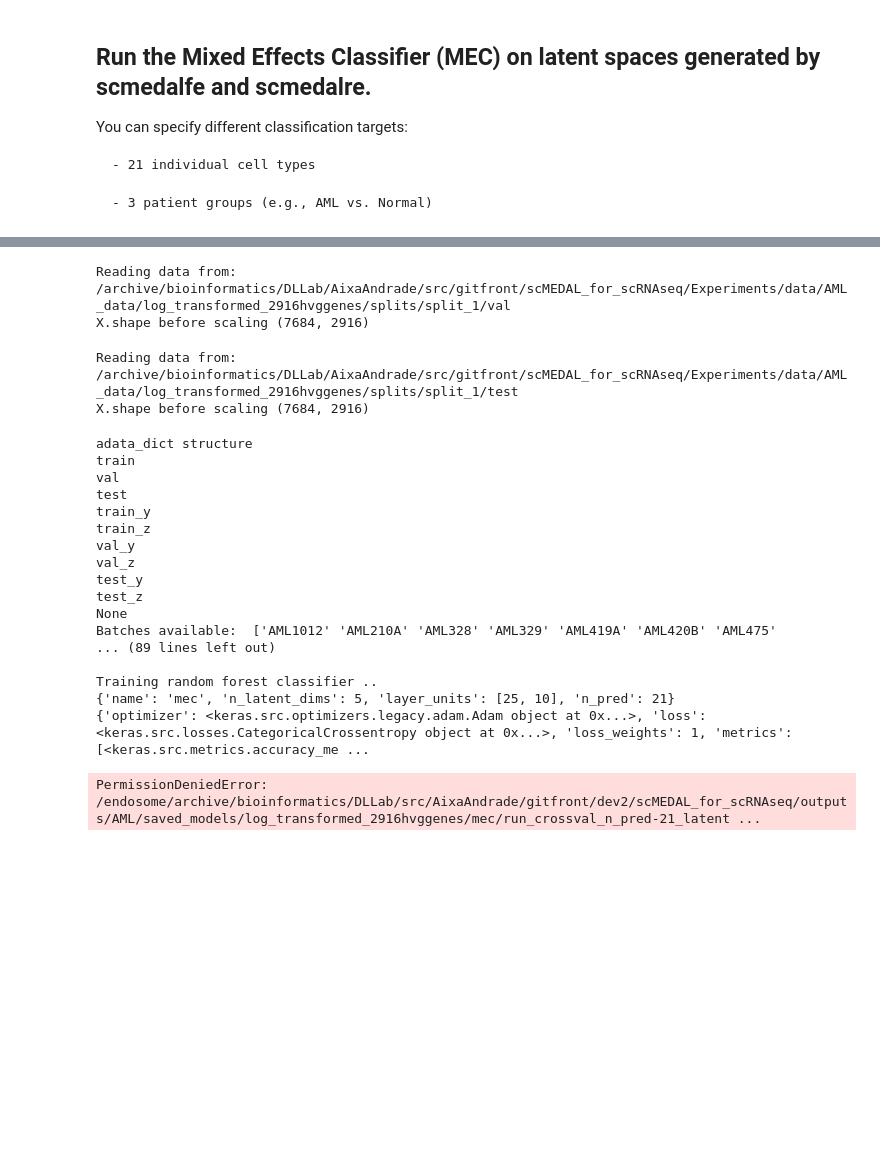
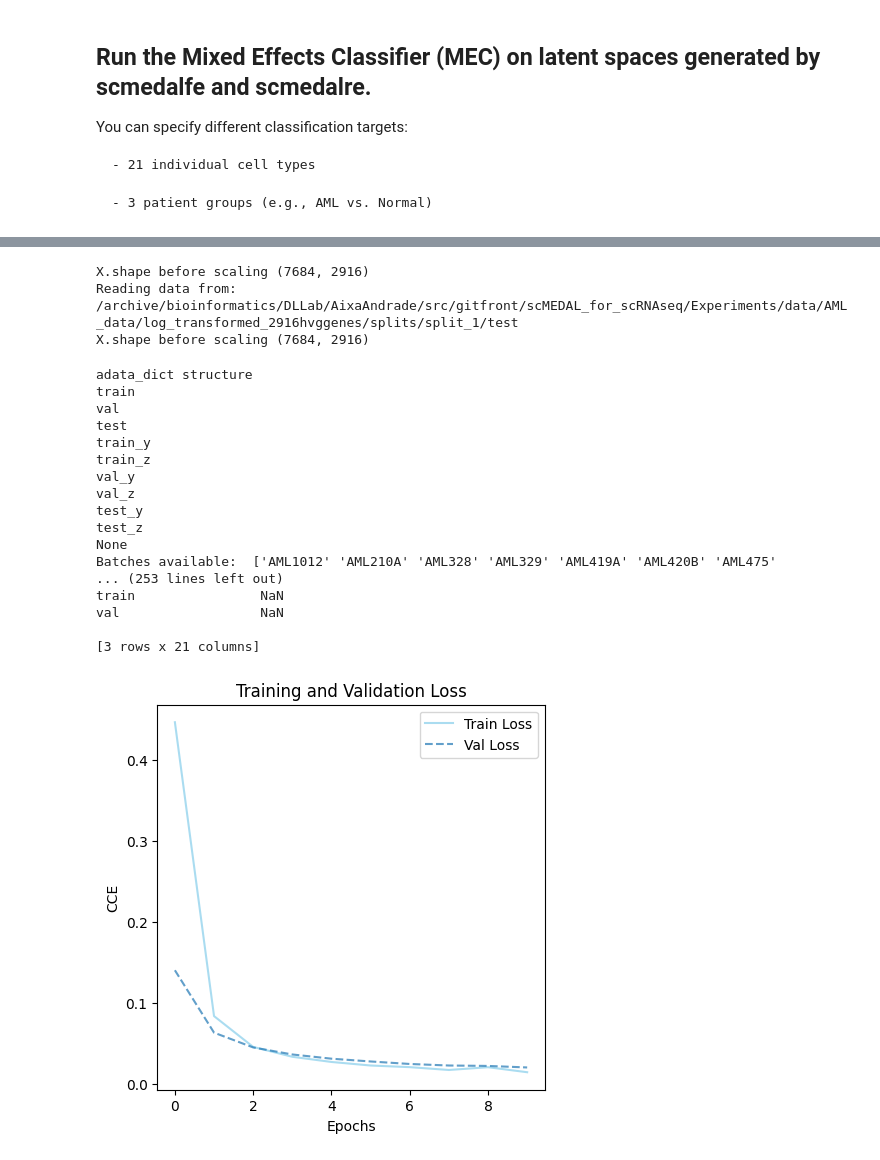
Before and after one commit to DeepLearningForPrecisionHealthLab/scMEDAL_for_scRNAseq, a Jupyter notebook: demo/demo_aml.ipynb, the cells around one changed output, grey strips where cells are left out. Cells and saved outputs as stored; diff of their text form; code cells hidden in the pictures; blank space fills up the shorter version.

```diff
--- a/demo/demo_aml.ipynb
+++ b/demo/demo_aml.ipynb
@@ -152,7 +152,7 @@ mec_aml = train_model_on_named_experiment("MEC", "AML",
 # Run MEC on scmedalfe + scmedalre, target: 3 Patient_group
 mec_aml = train_model_on_named_experiment("MEC", "AML",
                                     train_kwargs={"quick":True, "results_path_dict":model_paths, },
-                                    model_kwargs={"n_preds":3,
+                                    model_kwargs={"n_pred":3,
                                                    "bio_col":"Patient_group",
                                                    "models_list":list(model_paths.keys()),
                                                    "latent_keys_config":{"fe_latent":"scmedalfe_latent", "re_latent":"scmedalre_latent"}})
@@ -177,22 +177,21 @@ X.shape before scaling (23049, 2916)
-Reading data from: /archive/bioinformatics/DLLab/AixaAndrade/src/gitfront/scMEDAL_for_scRNAseq/Experiments/data/AML_data/log_transformed_2916hvggenes/splits/split_1/val
 X.shape before scaling (7684, 2916)
+Reading data from: /archive/bioinformatics/DLLab/AixaAndrade/src/gitfront/scMEDAL_for_scRNAseq/Experiments/data/AML_data/log_transformed_2916hvggenes/splits/split_1/test
+X.shape before scaling (7684, 2916)
-Reading data from: /archive/bioinformatics/DLLab/AixaAndrade/src/gitfront/scMEDAL_for_scRNAseq/Experiments/data/AML_data/log_transformed_2916hvggenes/splits/split_1/test
-X.shape before scaling (7684, 2916)
+adata_dict structure
+train
+val
+test
+train_y
+train_z
+val_y
+val_z
+test_y
+test_z
+None
+Batches available:  ['AML1012' 'AML210A' 'AML328' 'AML329' 'AML419A' 'AML420B' 'AML475'
+... (253 lines left out)
+train                NaN
+val                  NaN
+
+[3 rows x 21 columns]
-adata_dict structure
-train
-val
-test
-train_y
-train_z
-val_y
-val_z
-test_y
-test_z
-None
-Batches available:  ['AML1012' 'AML210A' 'AML328' 'AML329' 'AML419A' 'AML420B' 'AML475'
-... (89 lines left out)
-
-Training random forest classifier ..
-{'name': 'mec', 'n_latent_dims': 5, 'layer_units': [25, 10], 'n_pred': 21}
-{'optimizer': <keras.src.optimizers.legacy.adam.Adam object at 0x...>, 'loss': <keras.src.losses.CategoricalCrossentropy object at 0x...>, 'loss_weights': 1, 'metrics': [<keras.src.metrics.accuracy_me ...
-PermissionDeniedError: /endosome/archive/bioinformatics/DLLab/src/AixaAndrade/gitfront/dev2/scMEDAL_for_scRNAseq/outputs/AML/saved_models/log_transformed_2916hvggenes/mec/run_crossval_n_pred-21_latent ...
+[figure, added]
```
Also changed, not shown: parts of 2 cells of this notebook.
